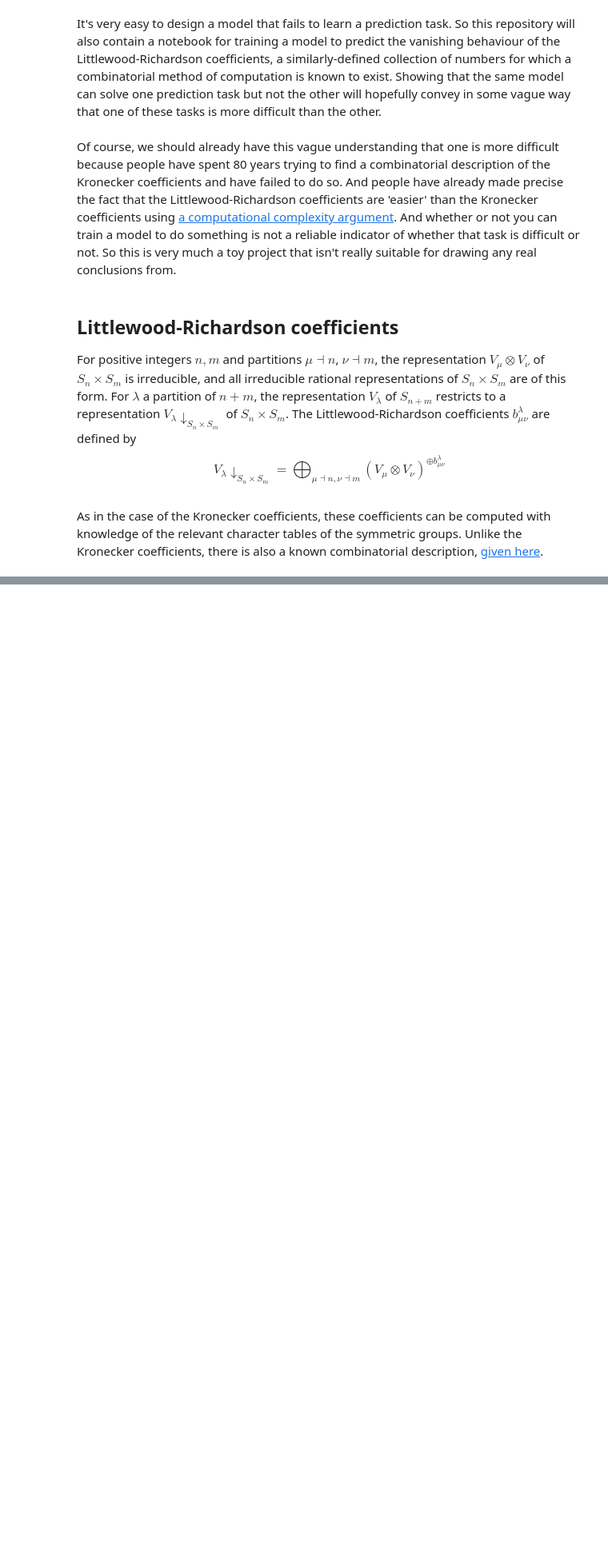
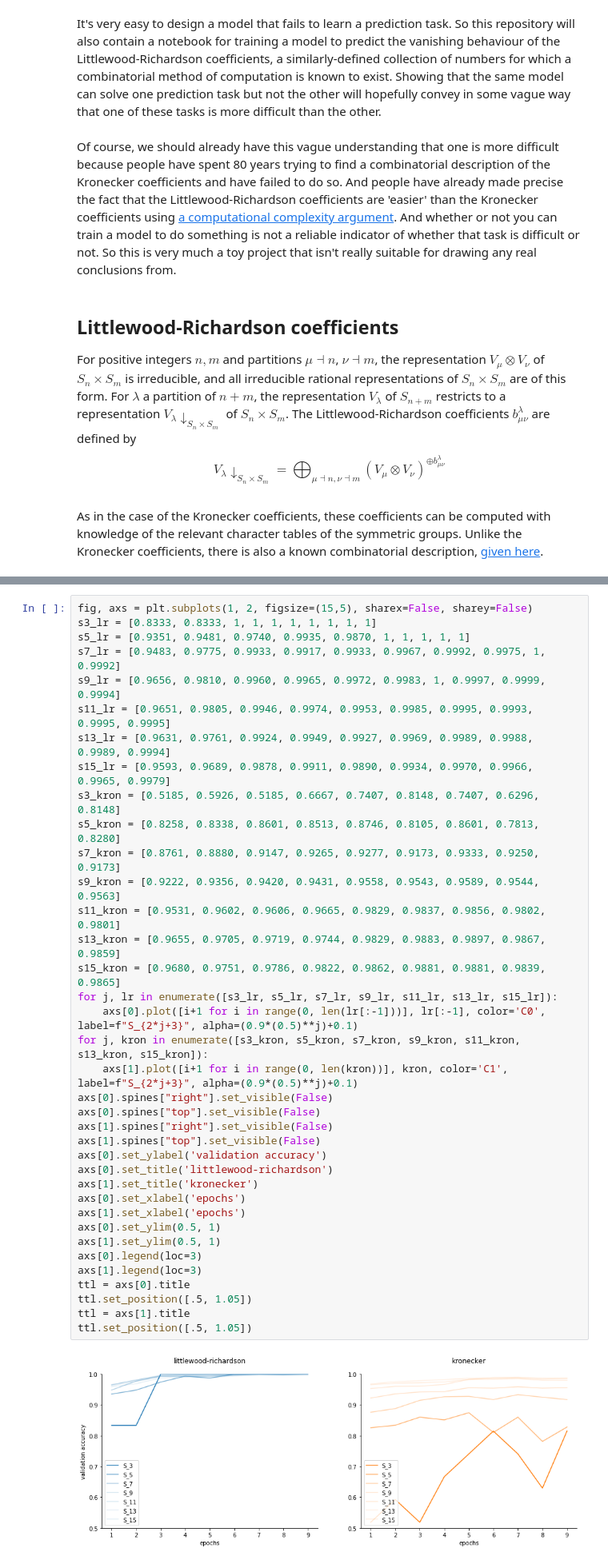
Before and after one commit to benenharrington/transformer-kronecker-coefficients, a Jupyter notebook: README.ipynb, the cells around one changed output, grey strips where cells are left out. Shown: that part at 80% size. Drawn from its saved outputs; the diff is of its cells as text; blank space fills up the shorter version.

```diff
--- a/README.ipynb
+++ b/README.ipynb
@@ -89,0 +156,39 @@ I think it'd be neat to split off the coefficients for any entire symmetric grou
+# %%
+fig, axs = plt.subplots(1, 2, figsize=(15,5), sharex=False, sharey=False)
+s3_lr = [0.8333, 0.8333, 1, 1, 1, 1, 1, 1, 1, 1]
+s5_lr = [0.9351, 0.9481, 0.9740, 0.9935, 0.9870, 1, 1, 1, 1, 1]
+s7_lr = [0.9483, 0.9775, 0.9933, 0.9917, 0.9933, 0.9967, 0.9992, 0.9975, 1, 0.9992]
+s9_lr = [0.9656, 0.9810, 0.9960, 0.9965, 0.9972, 0.9983, 1, 0.9997, 0.9999, 0.9994]
+s11_lr = [0.9651, 0.9805, 0.9946, 0.9974, 0.9953, 0.9985, 0.9995, 0.9993, 0.9995, 0.9995]
+s13_lr = [0.9631, 0.9761, 0.9924, 0.9949, 0.9927, 0.9969, 0.9989, 0.9988, 0.9989, 0.9994]
+s15_lr = [0.9593, 0.9689, 0.9878, 0.9911, 0.9890, 0.9934, 0.9970, 0.9966, 0.9965, 0.9979]
+s3_kron = [0.5185, 0.5926, 0.5185, 0.6667, 0.7407, 0.8148, 0.7407, 0.6296, 0.8148]
+s5_kron = [0.8258, 0.8338, 0.8601, 0.8513, 0.8746, 0.8105, 0.8601, 0.7813, 0.8280]
+s7_kron = [0.8761, 0.8880, 0.9147, 0.9265, 0.9277, 0.9173, 0.9333, 0.9250, 0.9173]
+s9_kron = [0.9222, 0.9356, 0.9420, 0.9431, 0.9558, 0.9543, 0.9589, 0.9544, 0.9563]
+s11_kron = [0.9531, 0.9602, 0.9606, 0.9665, 0.9829, 0.9837, 0.9856, 0.9802, 0.9801]
+s13_kron = [0.9655, 0.9705, 0.9719, 0.9744, 0.9829, 0.9883, 0.9897, 0.9867, 0.9859]
+s15_kron = [0.9680, 0.9751, 0.9786, 0.9822, 0.9862, 0.9881, 0.9881, 0.9839, 0.9865]
+for j, lr in enumerate([s3_lr, s5_lr, s7_lr, s9_lr, s11_lr, s13_lr, s15_lr]):
+    axs[0].plot([i+1 for i in range(0, len(lr[:-1]))], lr[:-1], color='C0', label=f"S_{2*j+3}", alpha=(0.9*(0.5)**j)+0.1)
+for j, kron in enumerate([s3_kron, s5_kron, s7_kron, s9_kron, s11_kron, s13_kron, s15_kron]):
+    axs[1].plot([i+1 for i in range(0, len(kron))], kron, color='C1', label=f"S_{2*j+3}", alpha=(0.9*(0.5)**j)+0.1)
+axs[0].spines["right"].set_visible(False)
+axs[0].spines["top"].set_visible(False)
+axs[1].spines["right"].set_visible(False)
+axs[1].spines["top"].set_visible(False)
+axs[0].set_ylabel('validation accuracy')
+axs[0].set_title('littlewood-richardson')
+axs[1].set_title('kronecker')
+axs[0].set_xlabel('epochs')
+axs[1].set_xlabel('epochs')
+axs[0].set_ylim(0.5, 1)
+axs[1].set_ylim(0.5, 1)
+axs[0].legend(loc=3)
+axs[1].legend(loc=3)
+ttl = axs[0].title
+ttl.set_position([.5, 1.05])
+ttl = axs[1].title
+ttl.set_position([.5, 1.05])
+# %% [output]
+[figure, added]
```
Also changed, not shown: parts of 13 cells of this notebook, 3 other files.
